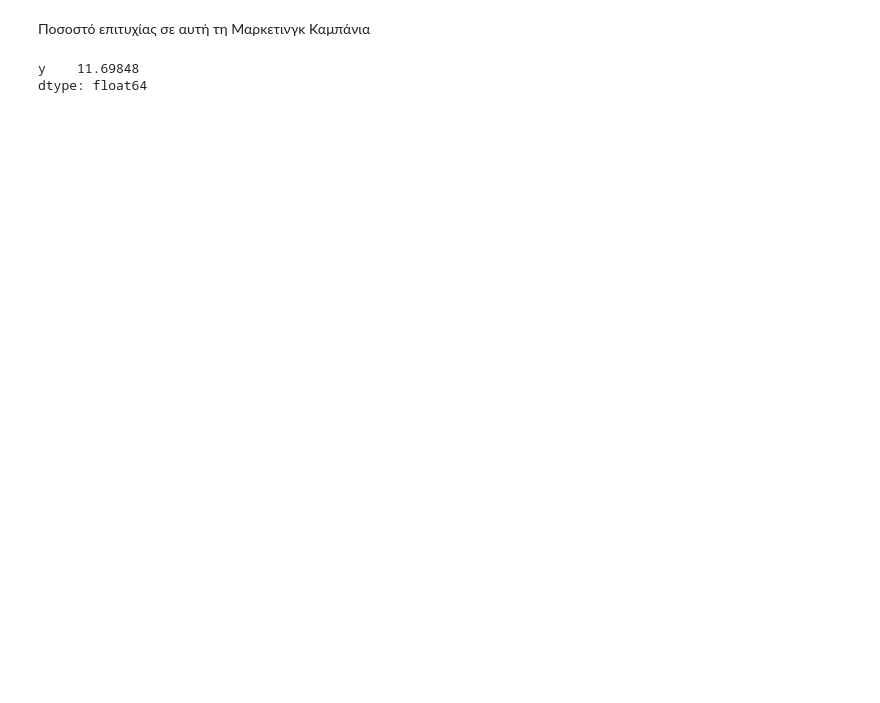
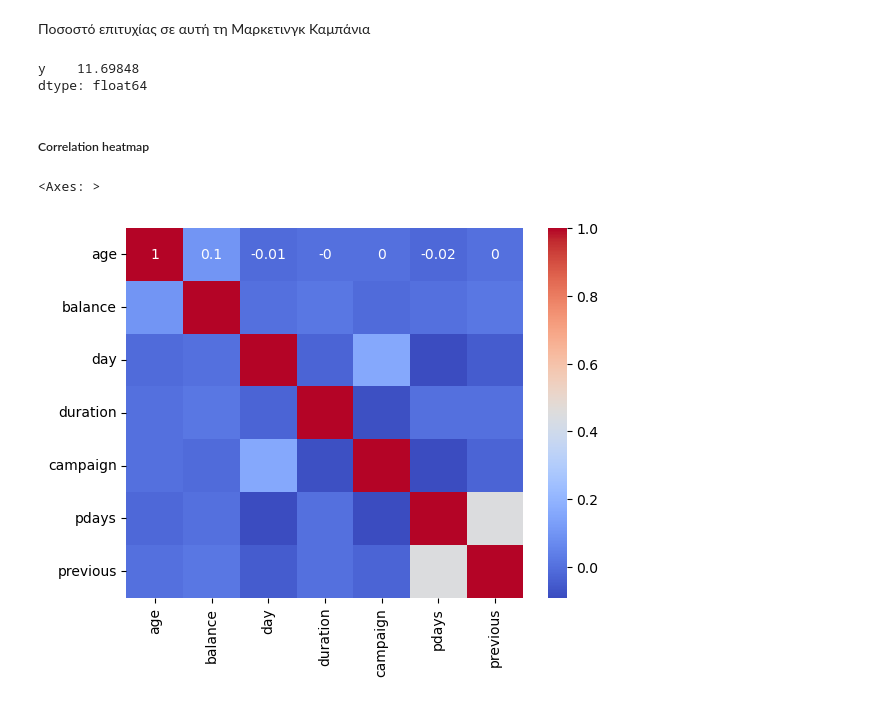
Before and after one commit to chMastellou/Data_Analysis_Assignment_2024, a Jupyter notebook: data_preprocessing/data_preprocessing.ipynb, the cells around one changed output. Cells and saved outputs as stored; diff of their text form; code cells hidden in the pictures; blank space fills up the shorter version.

```diff
--- a/data_preprocessing/data_preprocessing.ipynb
+++ b/data_preprocessing/data_preprocessing.ipynb
@@ -204,3 +260,10 @@ boolean_columns[['y']].sum()*100/len(data)
 # %% [output]
 y    11.69848
 dtype: float64
+# %% [markdown]
+##### Correlation heatmap
+# %%
+sns.heatmap(numeric_columns.corr().round(2), cmap='coolwarm', annot=True)
+# %% [output]
+<Axes: >
+[figure, added]
```
Also changed, not shown: parts of 6 cells of this notebook.
